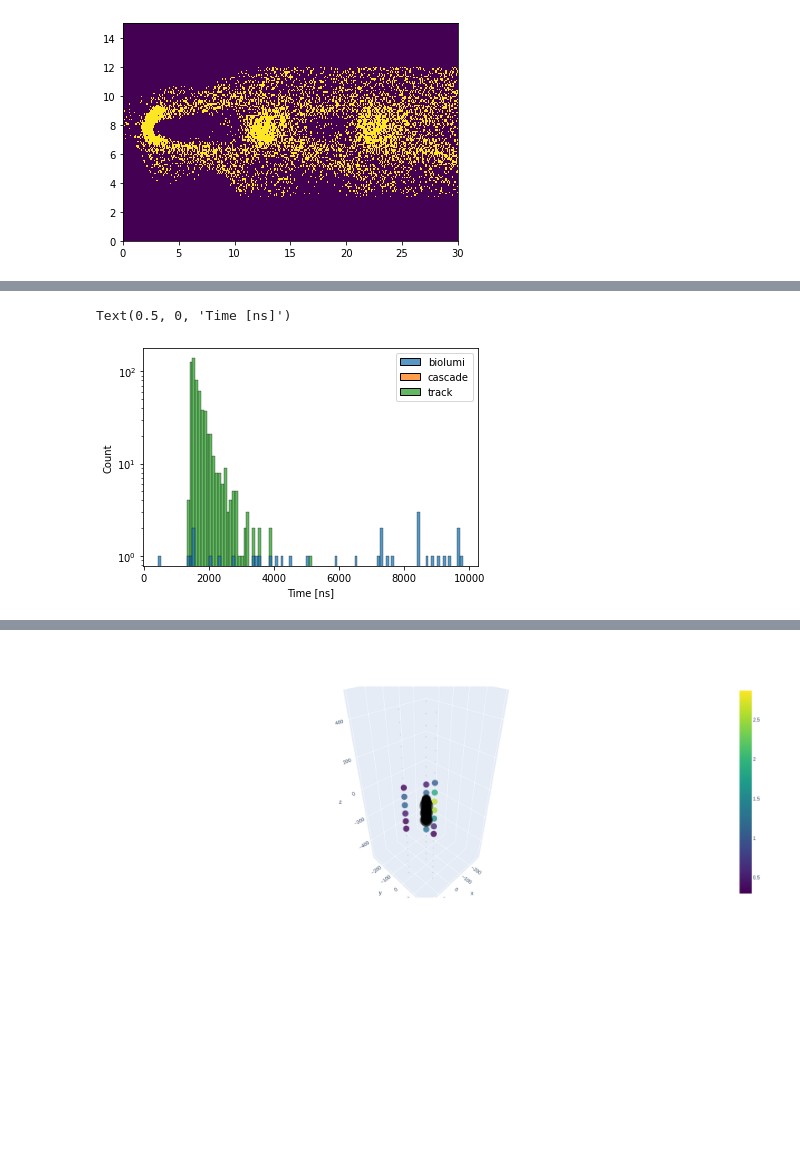
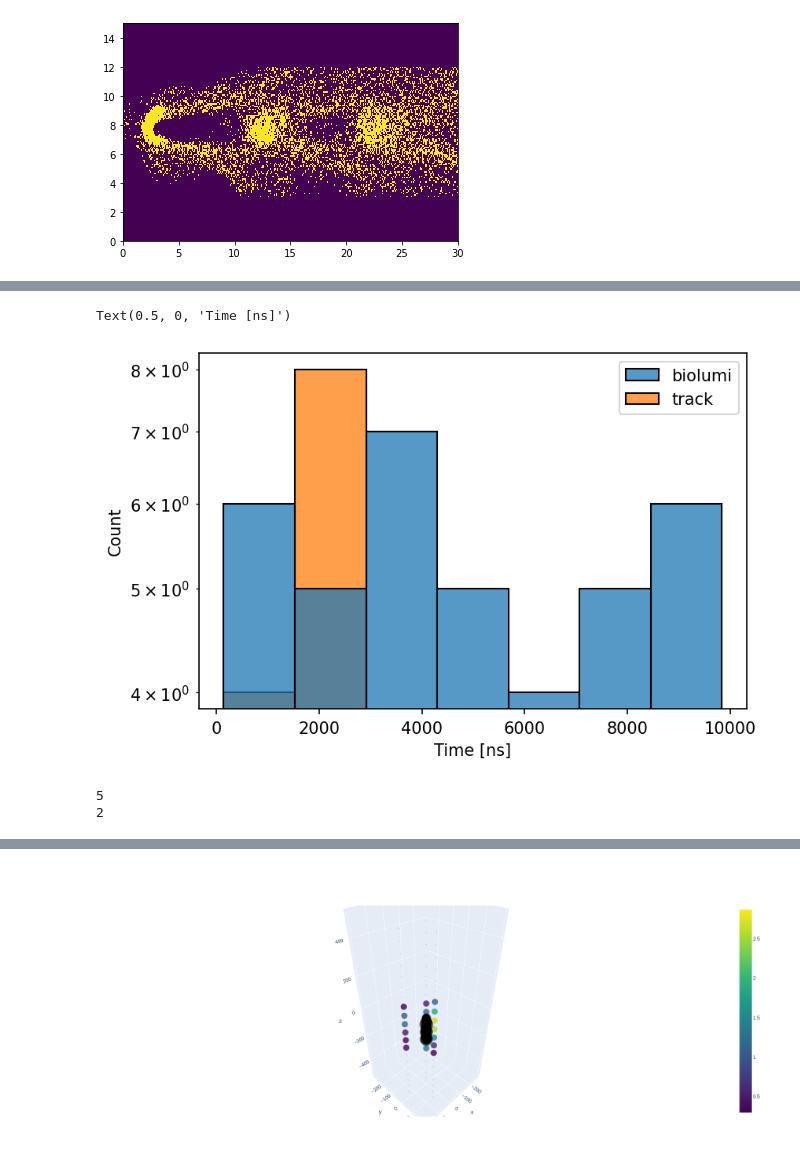
Before and after one commit to chrhck/gnn_testbed, a Jupyter notebook: biolumi_sims.ipynb, the cells around one changed output, grey strips where cells are left out. Cells and saved outputs as stored; diff of their text form; code cells hidden in the pictures; blank space fills up the shorter version.

```diff
--- a/biolumi_sims.ipynb
+++ b/biolumi_sims.ipynb
@@ -1,6 +1,7 @@
 # %%
 import pandas as pd
 import matplotlib.pyplot as plt
+plt.rcParams["figure.dpi"] = 150
 import numpy as np
 import awkward as ak
 import scipy.stats
@@ -99,9 +105,8 @@ t_spread = 1E4
 pcath_area = 16 * (7.62/2)**2 * np.pi * 1E-4
 source_list = []
 
-rng = np.random.RandomState(1)
-
-
+seed = 1
+rng = np.random.RandomState(seed)
 
 for mod in modules:
 
@@ -162,36 +212,42 @@ hit_times_coinc = coinc(hit_times_biolumi)
 # %%
 p = np.asarray([100., 100., 0.])
 
 hit_times_casc, rec_casc = generate_cascade(det, p, 0, energy=1E4,
                                        lambda_abs=30, lambda_sca = 100,
                                        photocathode_area = pcath_area)
 p = np.asarray([200., 200., 200])
 d = np.asarray([-1., -1., -1.5])
 d /= np.linalg.norm(d)
 
 
-hit_times_track, rec_track = generate_realistic_track(det, p, d, 1000, 3E5, propagator=prop,
+hit_times_track, rec_track = generate_realistic_track(det, p, d, 1000, 1E4, propagator=prop,
                                                 lambda_abs=30, lambda_sca = 100,
                                                 photocathode_area = pcath_area
                                                )
 #hit_times_coinc = coinc(hit_times)
 
 #max_ix = ak.argmax(ak.count(hit_times_biolumi, axis=1))
 
 max_ix = 8
 hist_data = {
     "biolumi": np.asarray(hit_times_biolumi[max_ix]),
-    "cascade": np.asarray(hit_times_casc[max_ix]),
+    #"cascade": np.asarray(hit_times_casc[max_ix]),
     "track": np.asarray(hit_times_track[max_ix])
 }
 
 sns.histplot(hist_data)
 plt.semilogy()
 #plt.xlim(0, 3000)
 plt.xlabel("Time [ns]")
 # %% [output]
 Text(0.5, 0, 'Time [ns]')
-[figure, old version]
+[figure, new version]
+# %%
+print(ak.sum(ak.count(hit_times_track, axis=1) > 0))
+print(ak.sum(ak.count(local_coinc(hit_times_track), axis=1) > 0))
+# %% [output]
+5
+2
 # %%
 fig, axs = plt.subplots(2, 3, figsize=(3*5, 2*5))
 
```
Also changed, not shown: parts of 13 cells of this notebook, 4 other files.
